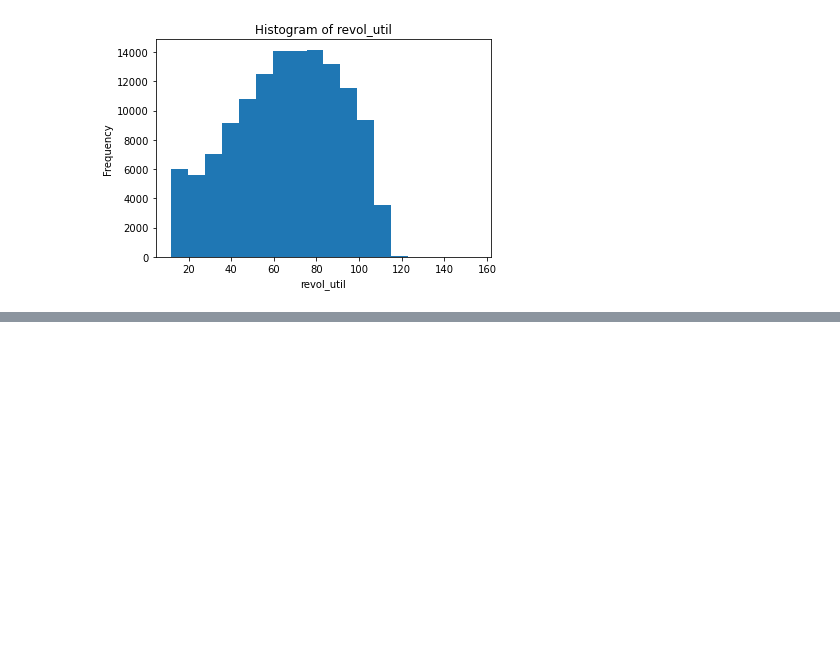
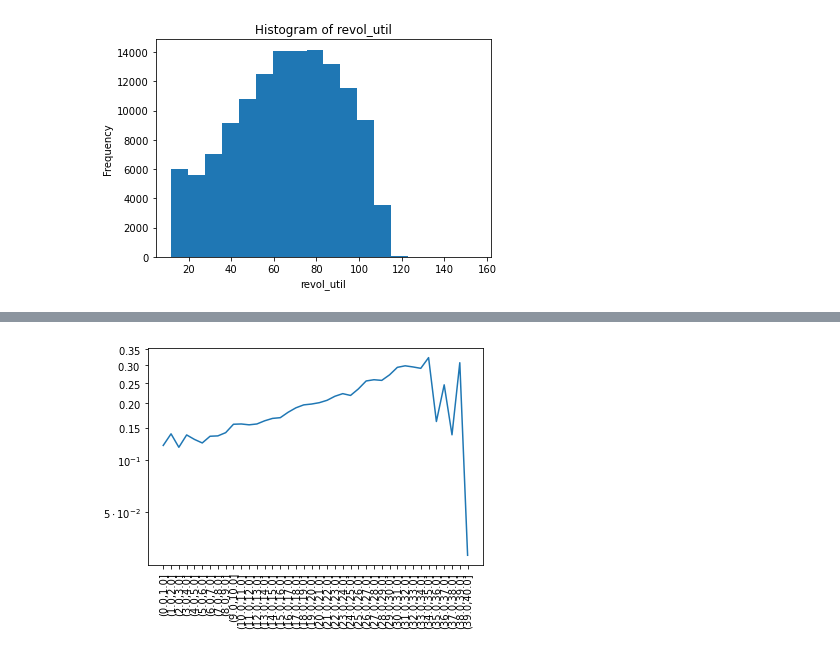
Before and after one commit to yukismd/H2O_3_Tutorial, a Jupyter notebook: python_api/Feature_Engineering_Deep_Dive.ipynb, the cells around one changed output, grey strips where cells are left out. Drawn from its saved outputs; the diff is of its cells as text; code cells hidden in the pictures; blank space fills up the shorter version.

```diff
--- a/python_api/Feature_Engineering_Deep_Dive.ipynb
+++ b/python_api/Feature_Engineering_Deep_Dive.ipynb
@@ -1180,0 +1334,24 @@ train["revol_util"].hist()
+# %%
+#> dti
+train["dti"].quantile([0, 0.05, 0.25, 0.5, 0.75, 0.95, 1])
+
+breaks = np.linspace(0, 40, 41).tolist()
+train["dti_cat"] = train["dti"].cut(breaks = breaks)
+
+df = mean_target(train, "dti_cat")
+df.drop(df.index[:1], inplace=True) # remove NaN
+
+plt.yscale("logit")
+plt.xticks(rotation = 90)
+plt.plot(df["dti_cat"], df["mean_bad_loan"])
+
+transformed.remove("dti")
+transformed.append("dti_core")
+transformed.append("dti_diff")
+
+train["dti_core"] = h2o.H2OFrame.ifelse(train["dti"] <= 5, 5, train["dti"])
+train["dti_core"] = h2o.H2OFrame.ifelse(train["dti_core"] <= 30, train["dti_core"], 30)
+
+train["dti_diff"] = train["dti"] - train["dti_core"]
+# %% [output]
+[figure, added]
```
Also changed, not shown: parts of 39 cells of this notebook.
